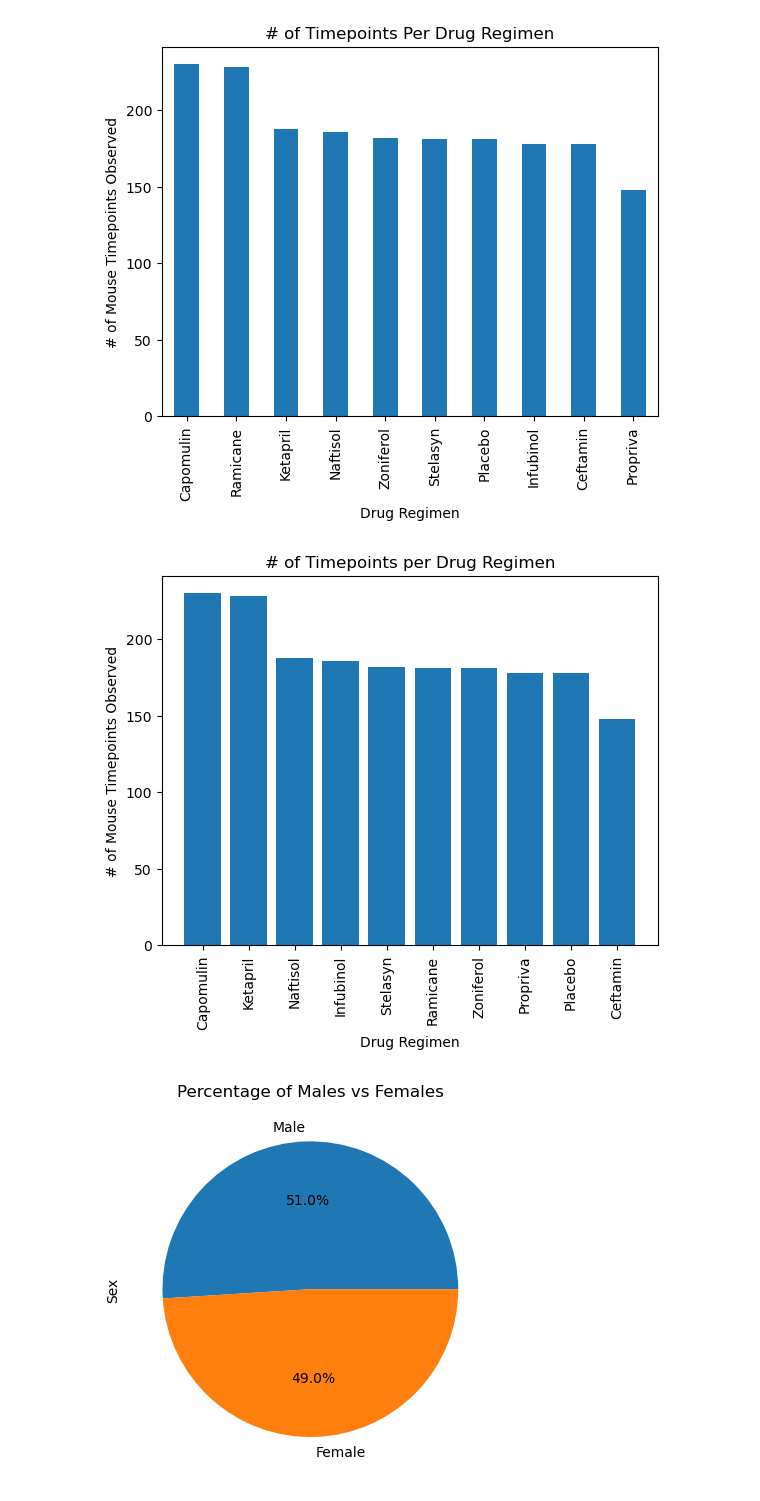
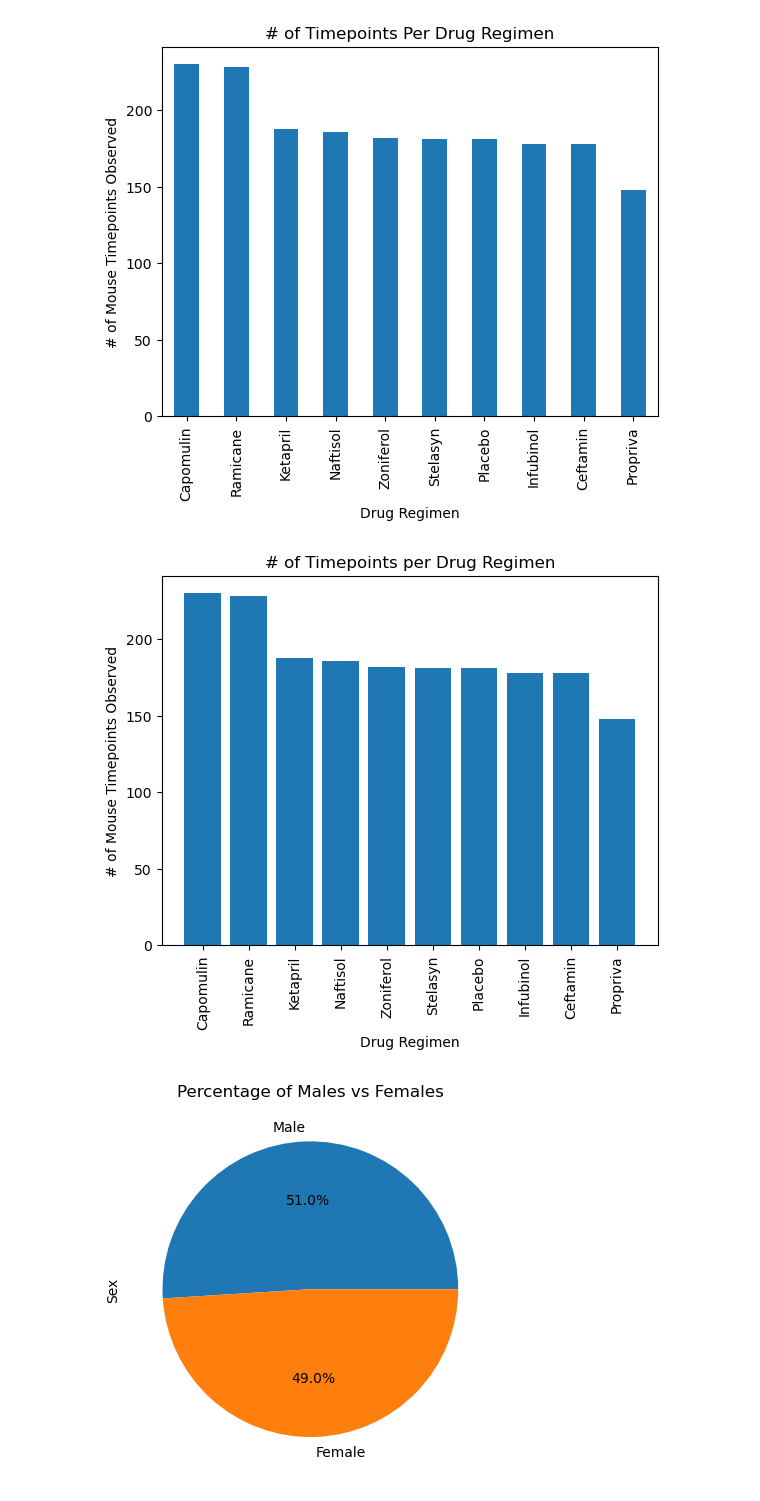
Before and after one commit to Hensonkk/Module-5-Challenge, a Jupyter notebook: Pymaceuticals/Pymaceuticals.ipynb, the cells around one changed output. Drawn from its saved outputs; the diff is of its cells as text; code cells hidden in the pictures.

```diff
--- a/Pymaceuticals/Pymaceuticals.ipynb
+++ b/Pymaceuticals/Pymaceuticals.ipynb
@@ -148,17 +154,17 @@ plt.show()
 [figure]
 # %%
 # Generate a bar plot showing the total number of rows (Mouse ID/Timepoints) for each drug regimen using pyplot.
-x_axis = mouse_data_new["Drug Regimen"].unique()
-y_axis = mouse_data_new["Drug Regimen"].value_counts()
+x_axis = df2.index.values
+y_axis = df2.values
 
 plt.bar(x_axis, y_axis)
 plt.title("# of Timepoints per Drug Regimen")
 plt.xlabel("Drug Regimen")
 plt.ylabel("# of Mouse Timepoints Observed")
 plt.xticks(rotation = "vertical")
 plt.show()
 # %% [output]
-[figure, old version]
+[figure, new version]
 # %%
 # Generate a pie plot showing the distribution of female versus male mice using Pandas
 total_sex_mice = mouse_data_new["Sex"].count()
```
Also changed, not shown: parts of 5 cells of this notebook, 1 other file.
